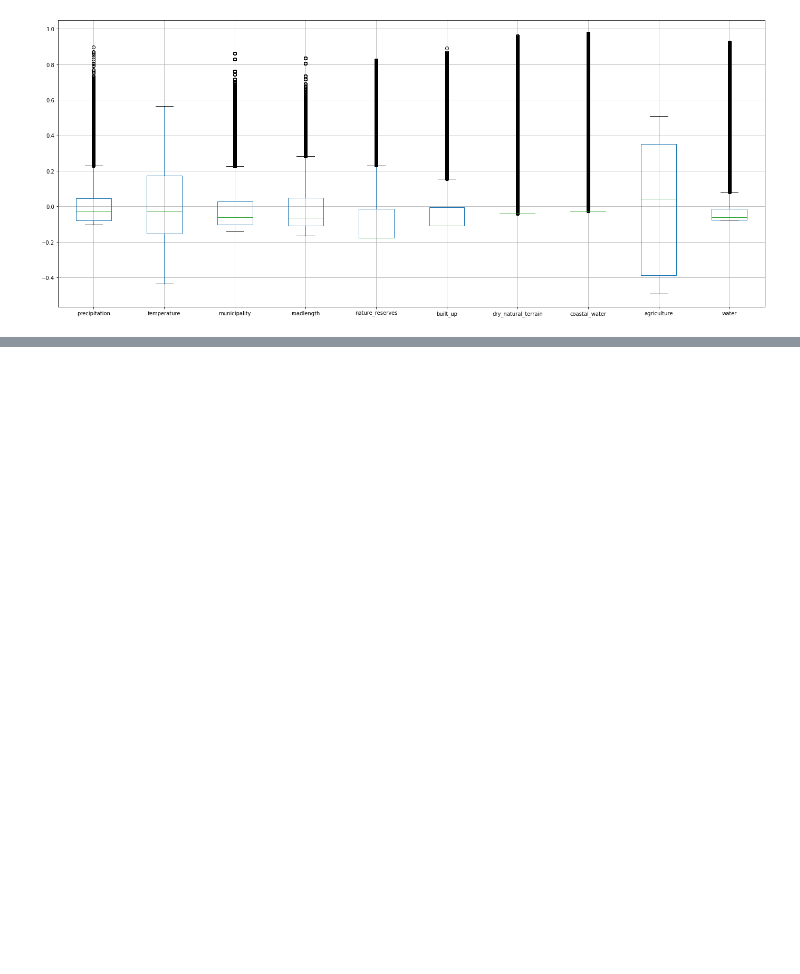
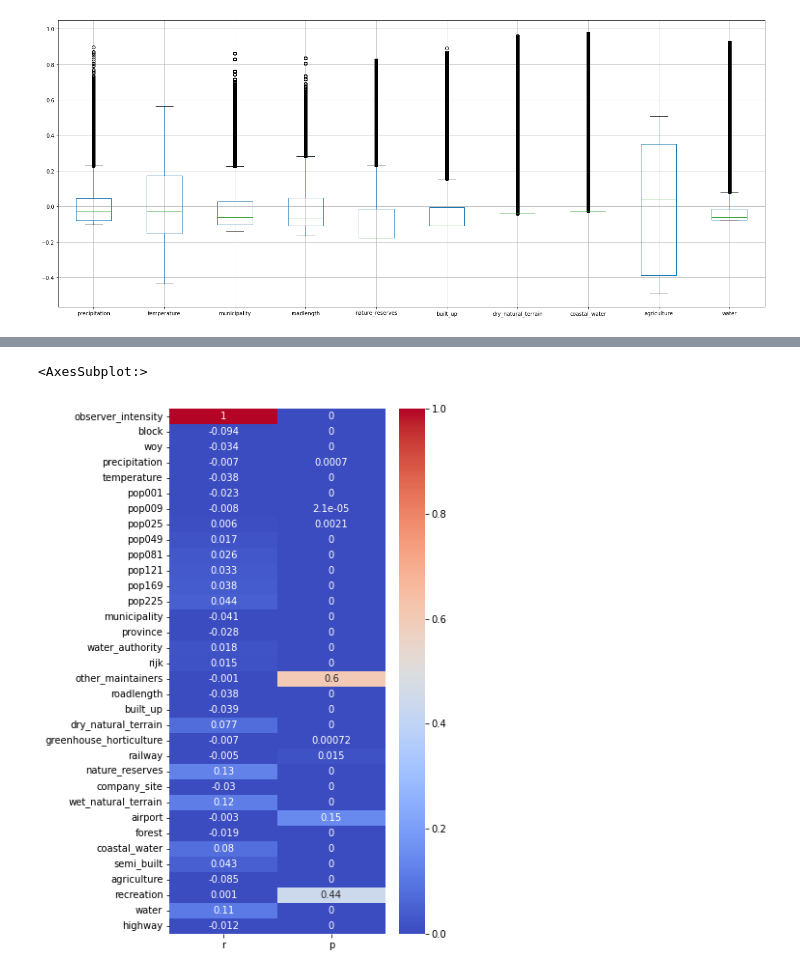
Before and after one commit to 3enedix/BGP_2021_B, a Jupyter notebook: expl_data_statistics.ipynb, the cells around one changed output, grey strips where cells are left out. Cells and saved outputs as stored; diff of their text form; code cells hidden in the pictures; blank space fills up the shorter version.

```diff
--- a/expl_data_statistics.ipynb
+++ b/expl_data_statistics.ipynb
@@ -177,3 +220,13 @@ data_norm.boxplot(column=['precipitation', 'temperature', 'municipality', 'roadl
 # %% [output]
 <AxesSubplot:>
 [figure]
+# %%
+data_norm.columns
+
+data_norm_new=data_norm[['observer_intensity','block', 'woy','precipitation', 'temperature',
+       'pop001', 'pop009', 'pop025', 'pop049', 'pop081', 'pop121', 'pop169',
+       'pop225', 'municipality', 'province', 'water_authority', 'rijk',
+       'other_maintainers', 'roadlength', 'built_up', 'dry_natural_terrain',
+       'greenhouse_horticulture', 'railway', 'nature_reserves', 'company_site',
+       'wet_natural_terrain', 'airport', 'forest', 'coastal_water',
+       'semi_built', 'agriculture', 'recreation', 'water', 'highway']]
@@ -179,0 +235,9 @@ data_norm.boxplot(column=['precipitation', 'temperature', 'municipality', 'roadl
+# %%
+df=data_norm_new.dropna()
+pnr_value = pd.DataFrame (columns=['r','p'])
+
+for col in data_norm_new:
+    if pd.api.types.is_numeric_dtype(df[col]):
+        r , p =stats.pearsonr (df.observer_intensity, df[col])
+        pnr_value.loc[col]=[round(r,3), round(p,9)]
+pnr_value
@@ -179,0 +262,7 @@ data_norm.boxplot(column=['precipitation', 'temperature', 'municipality', 'roadl
+# %%
+df_seaborn_heatmap=pnr_value
+plt.figure(figsize=(5,10))
+seaborn.heatmap(df_seaborn_heatmap,vmin=-0.000000, vmax=1, annot=True, cmap="coolwarm")
+# %% [output]
+<AxesSubplot:>
+[figure, added]
```
Also changed, not shown: parts of 6 cells of this notebook.
